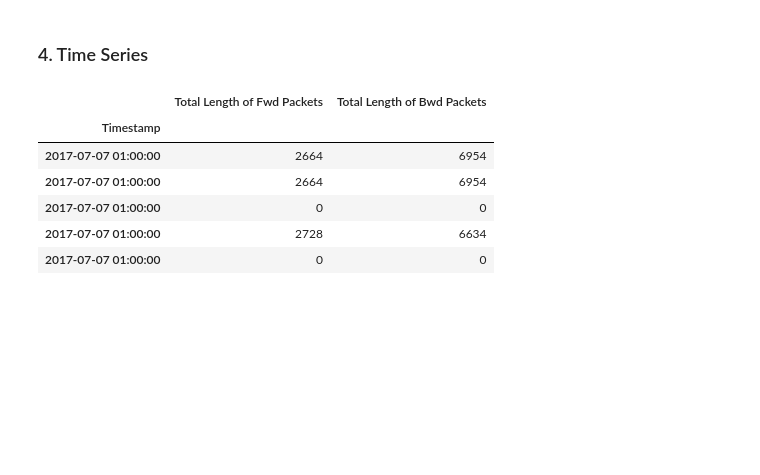
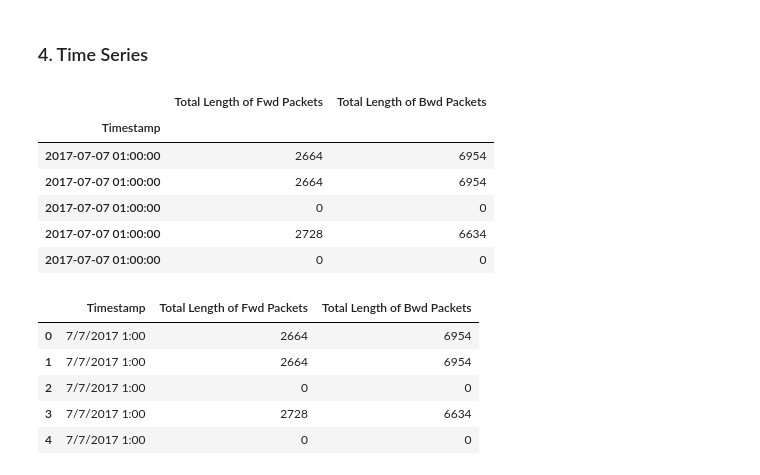
Before and after one commit to SaqlainHussainShah/implementation-of-sdi, a Jupyter notebook: Clustering_+_Time_Series.ipynb, the cells around one changed output. Drawn from its saved outputs; the diff is of its cells as text; code cells hidden in the pictures; blank space fills up the shorter version.

```diff
--- a/Clustering_+_Time_Series.ipynb
+++ b/Clustering_+_Time_Series.ipynb
@@ -218,5 +218,14 @@ X_time.head()
 | 2017-07-07 01:00:00 | 0 | 0 |
 | 2017-07-07 01:00:00 | 2728 | 6634 |
 | 2017-07-07 01:00:00 | 0 | 0 |
+# %%
+X_time.head()
+# %% [output]
+|  | Timestamp | Total Length of Fwd Packets | Total Length of Bwd Packets |
+| 0 | 7/7/2017 1:00 | 2664 | 6954 |
+| 1 | 7/7/2017 1:00 | 2664 | 6954 |
+| 2 | 7/7/2017 1:00 | 0 | 0 |
+| 3 | 7/7/2017 1:00 | 2728 | 6634 |
+| 4 | 7/7/2017 1:00 | 0 | 0 |
 # %%
 X_time_five_minutes=X_time.between_time('1:55:00', '2:00:00')
```
Also changed, not shown: parts of 3 cells of this notebook.
